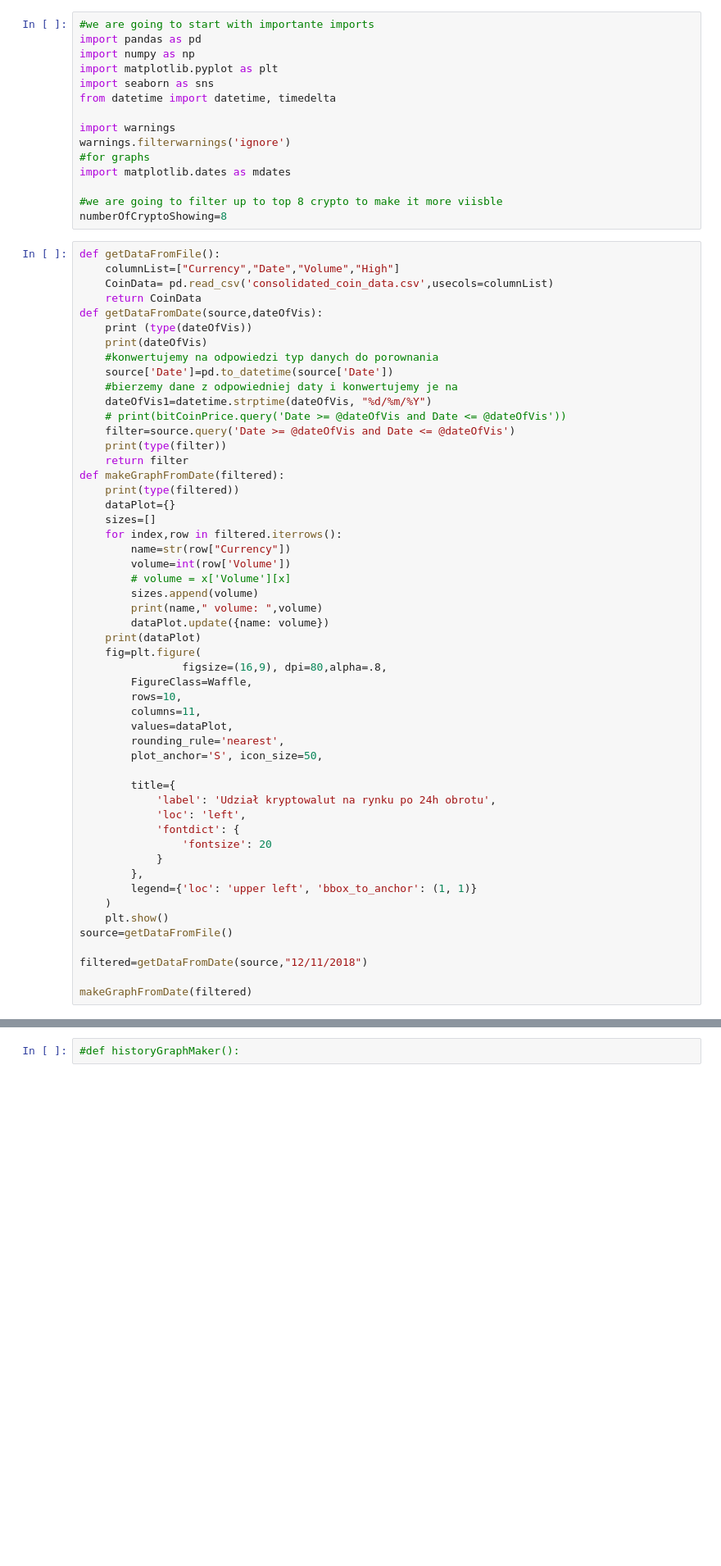
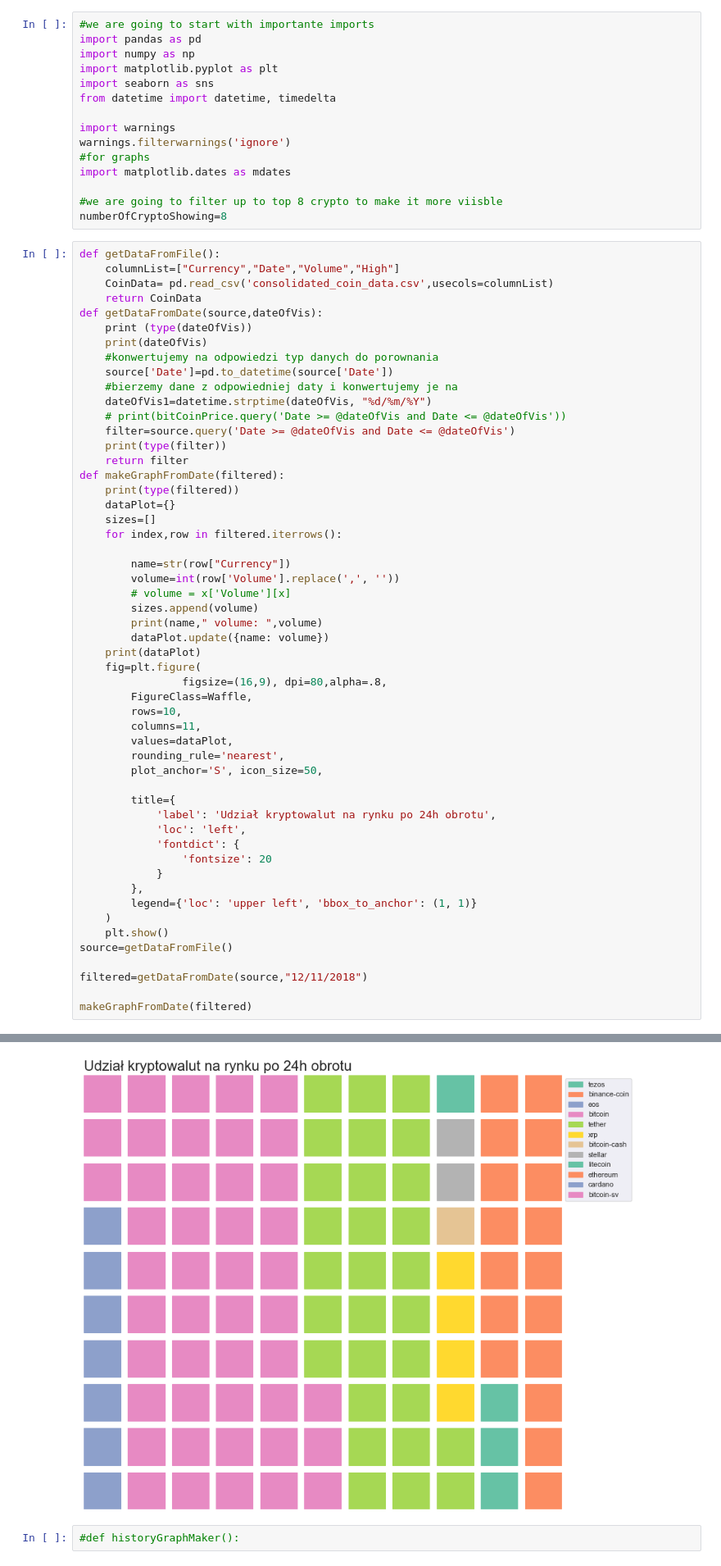
Before and after one commit to PrzemekZiemiakowski/cryptoGraphs, a Jupyter notebook: cryptowiz.ipynb, the cells around one changed output, grey strips where cells are left out. Shown at 82% size. Drawn from its saved outputs; the diff is of its cells as text; blank space fills up the shorter version.

```diff
--- a/cryptowiz.ipynb
+++ b/cryptowiz.ipynb
@@ -145,8 +145,9 @@ def makeGraphFromDate(filtered):
     dataPlot={}
     sizes=[]
     for index,row in filtered.iterrows():
+
         name=str(row["Currency"])
-        volume=int(row['Volume'])
+        volume=int(row['Volume'].replace(',', ''))
         # volume = x['Volume'][x]
         sizes.append(volume)
         print(name," volume: ",volume)
@@ -185,2 +198,3 @@ ValueError: could not convert string to float: '1,307,337'
+[figure, added]
 # %%
 #def historyGraphMaker():
```
Also changed, not shown: parts of 1 cell of this notebook, 5 other files.
